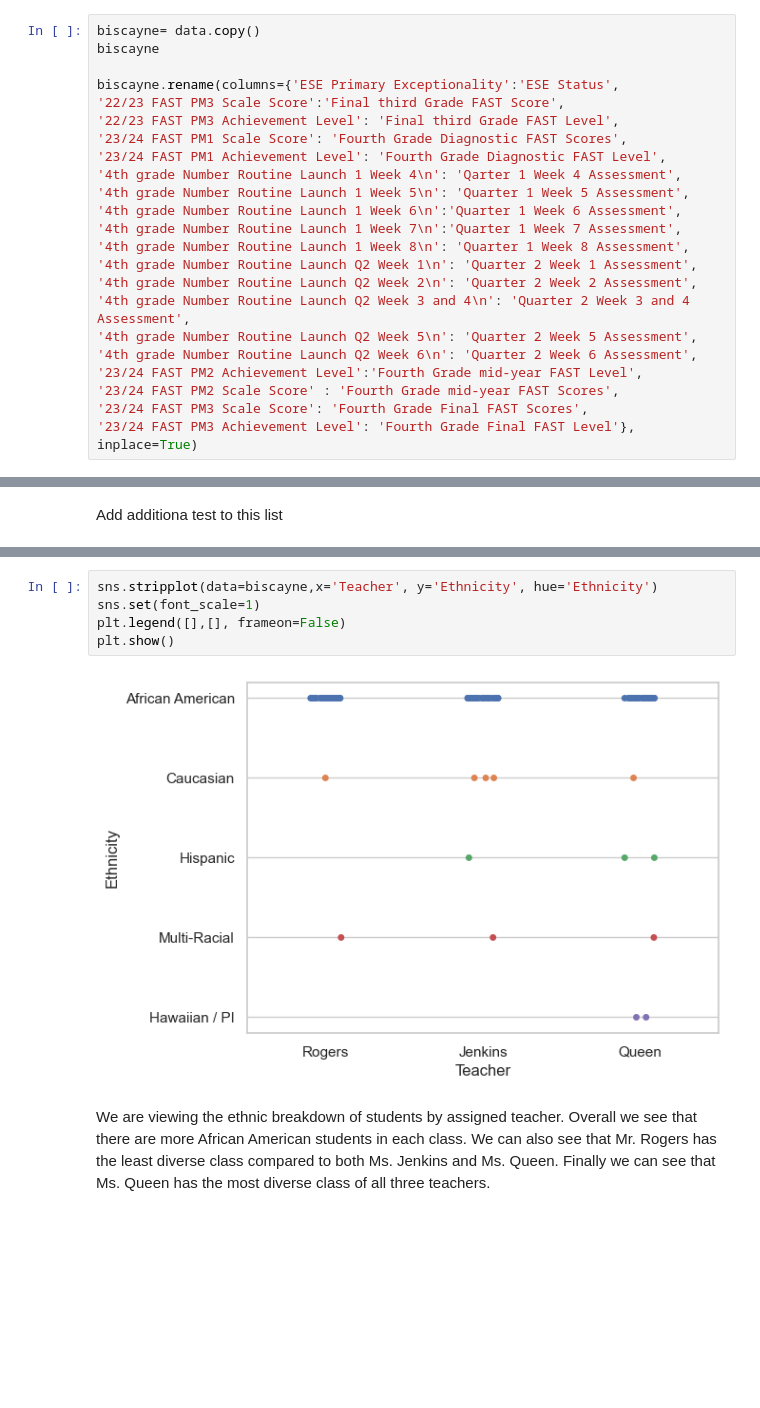
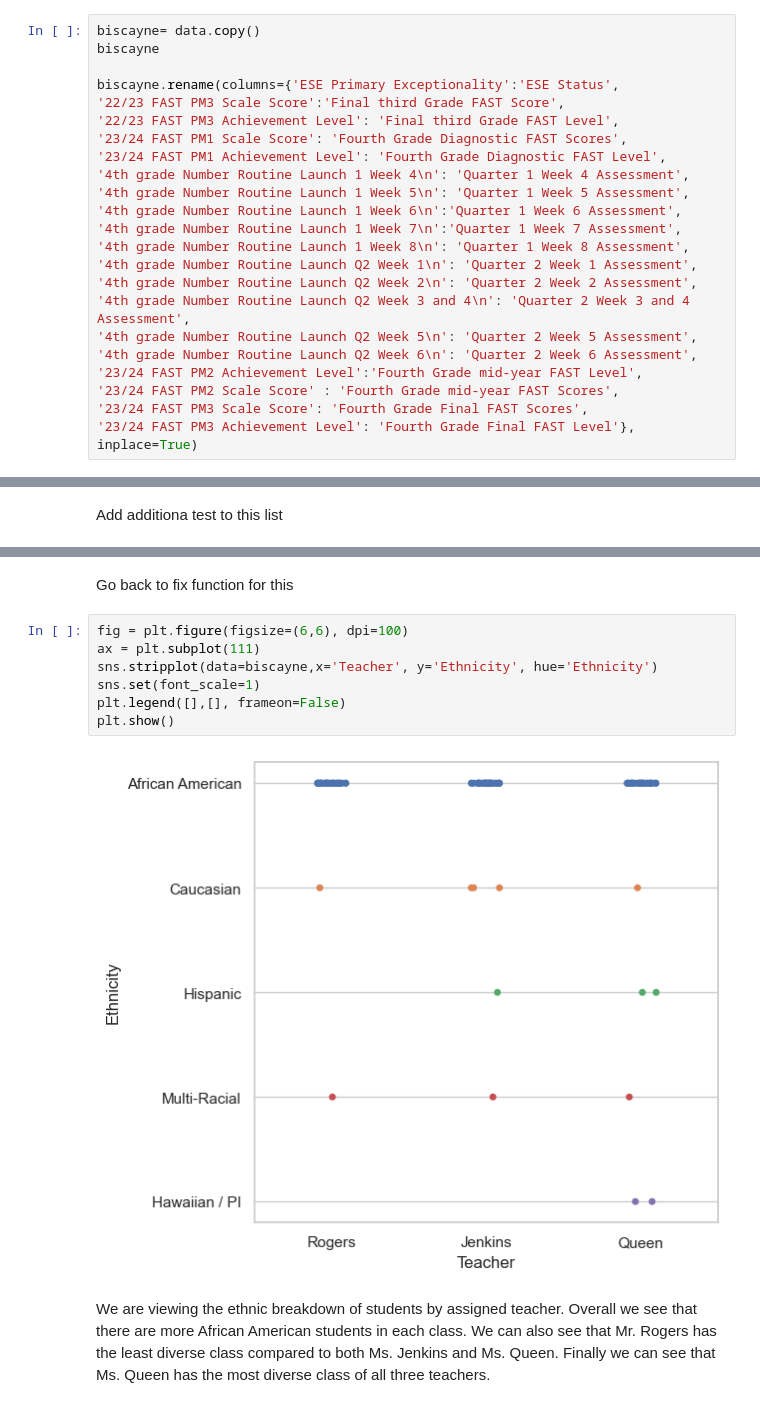
Before and after one commit to Jerfson09/Machine-Learning-Edu, a Jupyter notebook: Machine_learning_edu.ipynb, the cells around one changed output, grey strips where cells are left out. Saved outputs shown, nothing was run; the diff lists cells and outputs as text; blank space fills up the shorter version.

```diff
--- a/Machine_learning_edu.ipynb
+++ b/Machine_learning_edu.ipynb
@@ -53,7 +61,7 @@ biscayne.rename(columns={'ESE Primary Exceptionality':'ESE Status',
 '22/23 FAST PM3 Achievement Level': 'Final third Grade FAST Level',
 '23/24 FAST PM1 Scale Score': 'Fourth Grade Diagnostic FAST Scores',
 '23/24 FAST PM1 Achievement Level': 'Fourth Grade Diagnostic FAST Level',
-'4th grade Number Routine Launch 1 Week 4\n': 'Qarter 1 Week 4 Assessment',
+'4th grade Number Routine Launch 1 Week 4\n': 'Quarter 1 Week 4 Assessment',
 '4th grade Number Routine Launch 1 Week 5\n': 'Quarter 1 Week 5 Assessment',
 '4th grade Number Routine Launch 1 Week 6\n':'Quarter 1 Week 6 Assessment',
 '4th grade Number Routine Launch 1 Week 7\n':'Quarter 1 Week 7 Assessment',
@@ -234,9 +253,13 @@ column name: Fourth Grade Final FAST Level
+# %% [markdown]
+Go back to fix function for this
 # %%
+fig = plt.figure(figsize=(6,6), dpi=100)
+ax = plt.subplot(111)
 sns.stripplot(data=biscayne,x='Teacher', y='Ethnicity', hue='Ethnicity')
 sns.set(font_scale=1)
 plt.legend([],[], frameon=False)
 plt.show()
 # %% [output]
-[figure, old version]
+[figure, new version]
 # %% [markdown]
 We are viewing the ethnic breakdown of students by assigned teacher. Overall we see that there are more African American students in each class. We can also see that Mr. Rogers has the least diverse class compared to both Ms. Jenkins and Ms. Queen. Finally we can see that Ms. Queen has the most diverse class of all three teachers.
```
Also changed, not shown: parts of 107 cells of this notebook, 1 other file.
